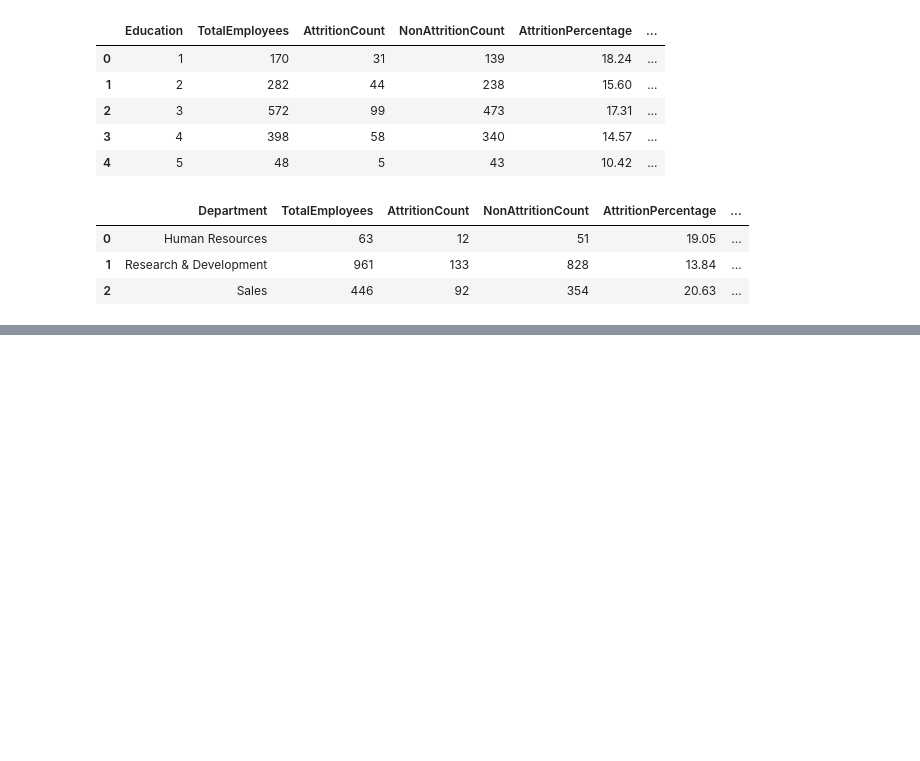
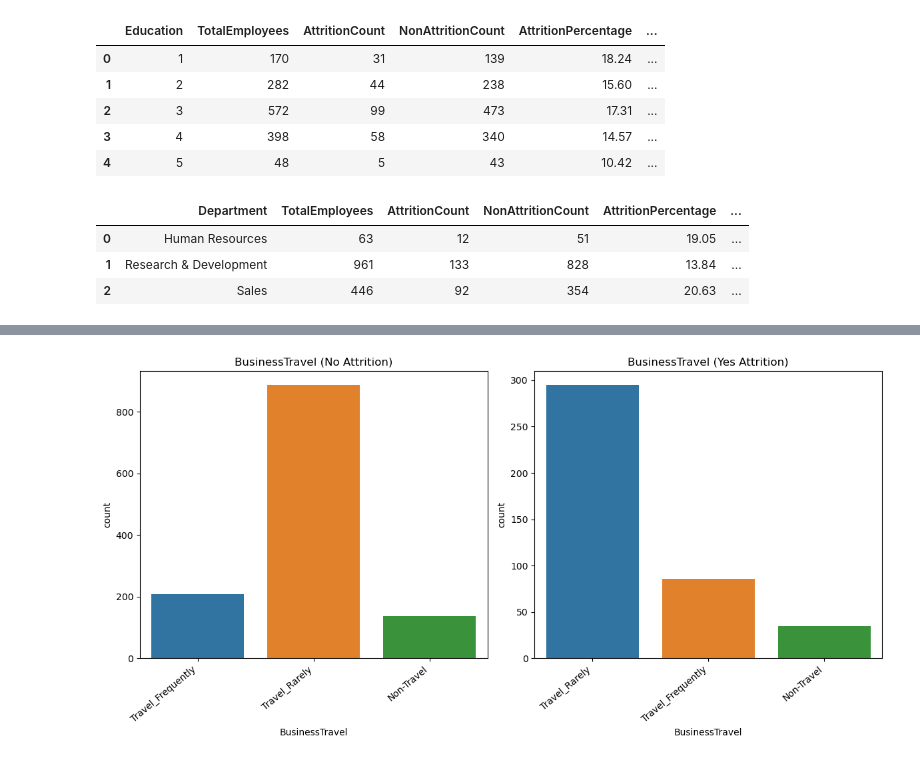
Before and after one commit to melvinhwong/Capstone_3, a Jupyter notebook: Capstone #3 - EDA.ipynb, the cells around one changed output, grey strips where cells are left out. Saved outputs shown, nothing was run; the diff lists cells and outputs as text; code cells hidden in the pictures; blank space fills up the shorter version.

```diff
--- a/Capstone #3 - EDA.ipynb
+++ b/Capstone #3 - EDA.ipynb
@@ -430,0 +378,17 @@ X_train, X_test, y_train, y_test = train_test_split(df.drop(columns='Attrition')
+# %%
+fig, axes = plt.subplots(1, 2, figsize=(12, 6))  # Create subplots with a specified figure size
+
+# Plot for attrition_no_df for JobInvolvement
+ax1 = sns.countplot(data=attrition_no_df, x='BusinessTravel', ax=axes[0])  # Specify the first subplot
+ax1.set_xticklabels(ax1.get_xticklabels(), rotation=40, ha="right")
+ax1.set_title('BusinessTravel (No Attrition)')  # Optional: add a title
+
+# Plot for attrition_yes_df for JobInvolvement
+ax2 = sns.countplot(data=attrition_yes_df, x='BusinessTravel', ax=axes[1])  # Specify the second subplot
+ax2.set_xticklabels(ax2.get_xticklabels(), rotation=40, ha="right")
+ax2.set_title('BusinessTravel (Yes Attrition)')  # Optional: add a title
+
+plt.tight_layout()  # Adjust layout to prevent overlapping of elements
+plt.show()
+# %% [output]
+[figure, added]
```
Also changed, not shown: parts of 22 cells of this notebook.
